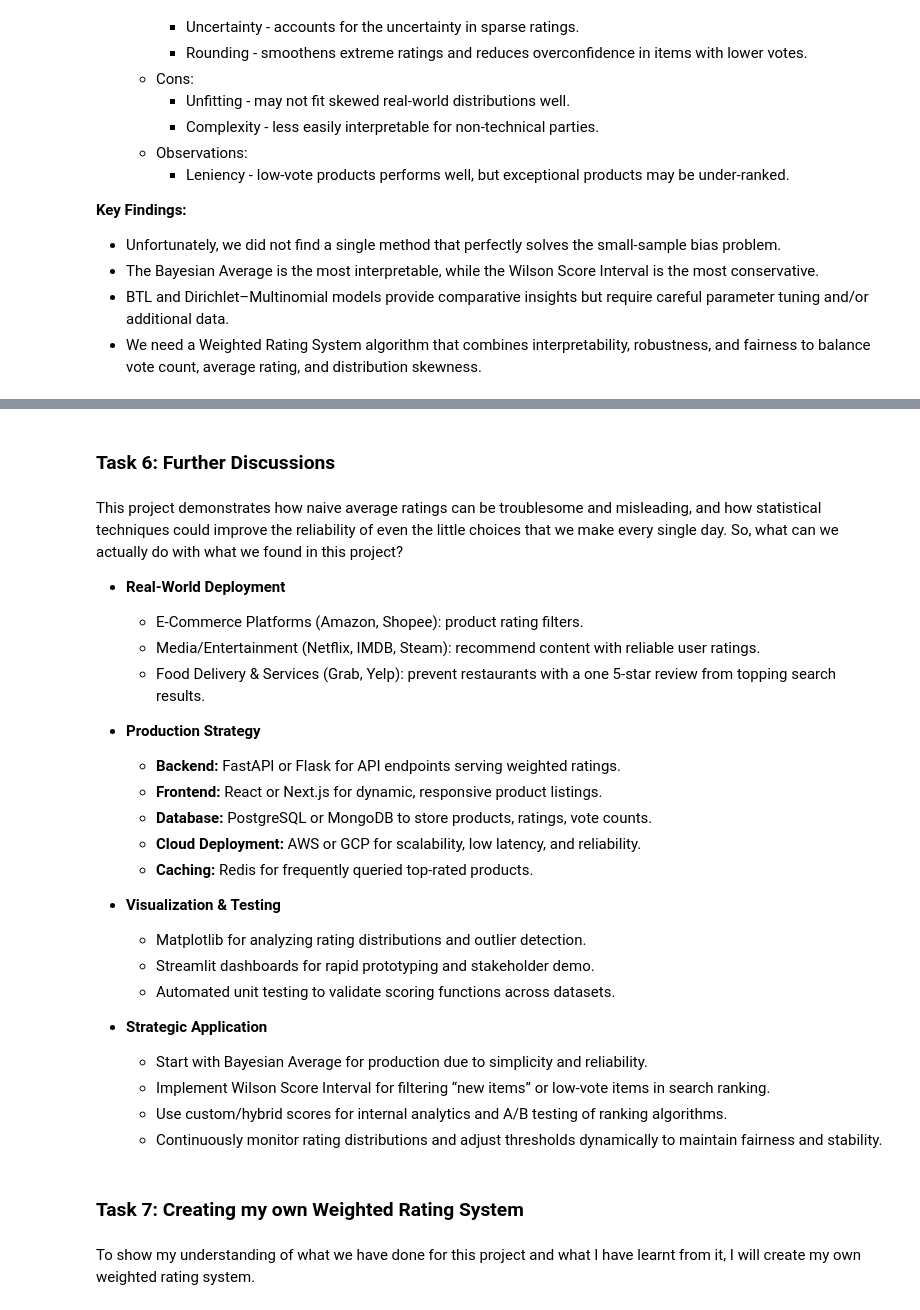
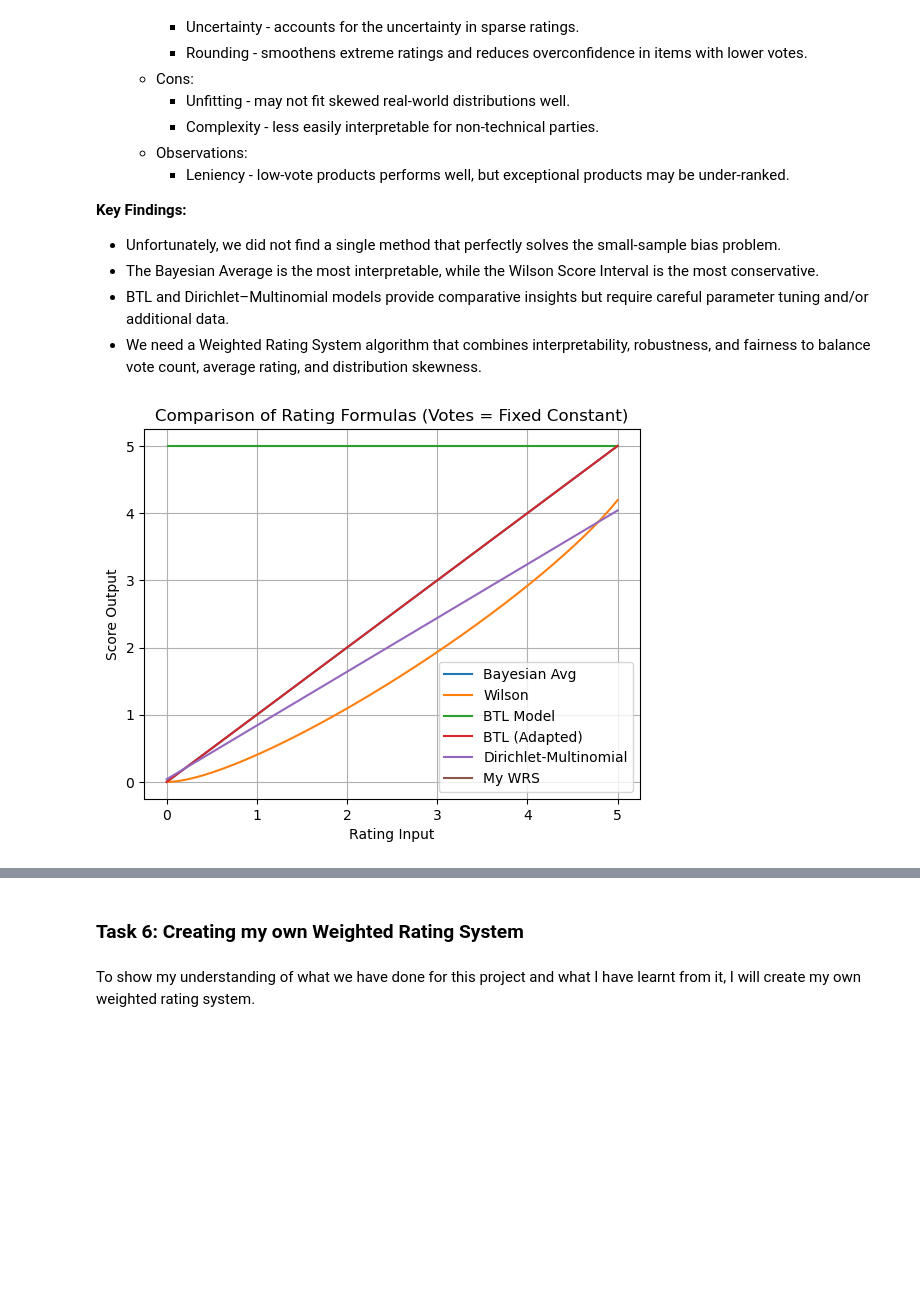
Before and after one commit to melvin-tai/Weighted-Rating-System, a Jupyter notebook: Weighted Rating System and Statistical Modelling - Addressing Small-Sample Bias.ipynb, the cells around one changed output, grey strips where cells are left out. Saved outputs shown, nothing was run; the diff lists cells and outputs as text; code cells hidden in the pictures; blank space fills up the shorter version.

```diff
--- a/Weighted Rating System and Statistical Modelling - Addressing Small-Sample Bias.ipynb
+++ b/Weighted Rating System and Statistical Modelling - Addressing Small-Sample Bias.ipynb
@@ -513,6 +512,52 @@ shape: (5, 7)
 - The Bayesian Average is the most interpretable, while the Wilson Score Interval is the most conservative.
 - BTL and Dirichlet–Multinomial models provide comparative insights but require careful parameter tuning and/or additional data.
 - We need a Weighted Rating System algorithm that combines interpretability, robustness, and fairness to balance vote count, average rating, and distribution skewness.
+# %%
+# Making an adapted version of BTL where "Votes" does not dominate.
+def bradley_terry_luce_adapted(rating, max_rating = 5):
+    if rating <= 0:
+        return 0
+    return (rating / max_rating) * 5
+
+# Creating a constant of 20 "Votes" per rating.
+votes = 20
+
+# "Rated" values scale from 0.00, 0.01, 0.02, ..., 4.99, and 5.00.
+ratings = np.arange(0, 5.01, 0.01)
+
+# Creating lists and variables.
+bayes_vals = []
+wilson_vals = []
+btl_vals = []
+btl_vals_adpt = []
+dm_vals = []
+wrs_vals = []
+
+# Looping through the datasets.
+for r in ratings:
+    df = pl.DataFrame({"Rated":[r], "Votes":[votes]})
+    bayes_vals.append(bayesian_avg(df)["Bayesian_Score"][0])
+    wilson_vals.append(wilson(r, votes))
+    btl_vals.append(bradley_terry_luce(df)["BTL_Score"][0])
+    btl_vals_adpt.append(bradley_terry_luce_adapted(r))
+    dm_vals.append(dirichlet_multinomial(df)["DM_Score"][0])
+    wrs_vals.append(my_wrs(df)["My_WRS"][0])
+
+# Plotting the graph.
+plt.title("Comparison of Rating Formulas (Votes = Fixed Constant)")
+plt.plot(ratings, bayes_vals, label = "Bayesian Avg")
+plt.plot(ratings, wilson_vals, label = "Wilson")
+plt.plot(ratings, btl_vals, label = "BTL Model")
+plt.plot(ratings, btl_vals_adpt, label = "BTL (Adapted)")
+plt.plot(ratings, dm_vals, label = "Dirichlet-Multinomial")
+plt.plot(ratings, wrs_vals, label = "My WRS")
+plt.xlabel("Rating Input")
+plt.ylabel("Score Output")
+plt.legend()
+plt.grid(True)
+plt.show()
+# %% [output]
+[figure, added]
 # %%
 for dataset in [df_books, df_games, df_reviews]:
     print(dataset.describe())
@@ -534,35 +579,8 @@ shape: (9, 8)
 │ 75%        ┆ null                       ┆ 5.0      ┆ 1.0      ┆ 3.819578       ┆ 0.123124     ┆ 5.0       ┆ 0.5      │
 │ max        ┆ 🤗                         ┆ 5.0      ┆ 645.0    ┆ 4.897176       ┆ 4.96361      ┆ 5.0       ┆ 4.954631 │
 └────────────┴────────────────────────────┴──────────┴──────────┴────────────────┴──────────────┴───────────┴──────────┘
-# %% [markdown]
-### Task 6: Further Discussions
-# %% [markdown]
-This project demonstrates how naive average ratings can be troublesome and misleading, and how statistical techniques could improve the reliability of even the little choices that we make every single day. So, what can we actually do with what we found in this project?
-
-- **Real-World Deployment**
-  - E-Commerce Platforms (Amazon, Shopee): product rating filters.
-  - Media/Entertainment (Netflix, IMDB, Steam): recommend content with reliable user ratings.
-  - Food Delivery & Services (Grab, Yelp): prevent restaurants with a one 5-star review from topping search results.
-
-- **Production Strategy**
-  - **Backend:** FastAPI or Flask for API endpoints serving weighted ratings.
-  - **Frontend:** React or Next.js for dynamic, responsive product listings.
-  - **Database:** PostgreSQL or MongoDB to store products, ratings, vote counts.
-  - **Cloud Deployment:** AWS or GCP for scalability, low latency, and reliability.
-  - **Caching:** Redis for frequently queried top-rated products.
-
-- **Visualization & Testing**
-  - Matplotlib for analyzing rating distributions and outlier detection.
-  - Streamlit dashboards for rapid prototyping and stakeholder demo.
-  - Automated unit testing to validate scoring functions across datasets.
-
-- **Strategic Application**
-  - Start with Bayesian Average for production due to simplicity and reliability.
-  - Implement Wilson Score Interval for filtering “new items” or low-vote items in search ranking.
-  - Use custom/hybrid scores for internal analytics and A/B testing of ranking algorithms.
-  - Continuously monitor rating distributions and adjust thresholds dynamically to maintain fairness and stability.
 # %% [markdown]
-### Task 7: Creating my own Weighted Rating System
+### Task 6: Creating my own Weighted Rating System
 # %% [markdown]
 To show my understanding of what we have done for this project and what I have learnt from it, I will create my own weighted rating system.
 # %%
```
Also changed, not shown: parts of 18 cells of this notebook.
